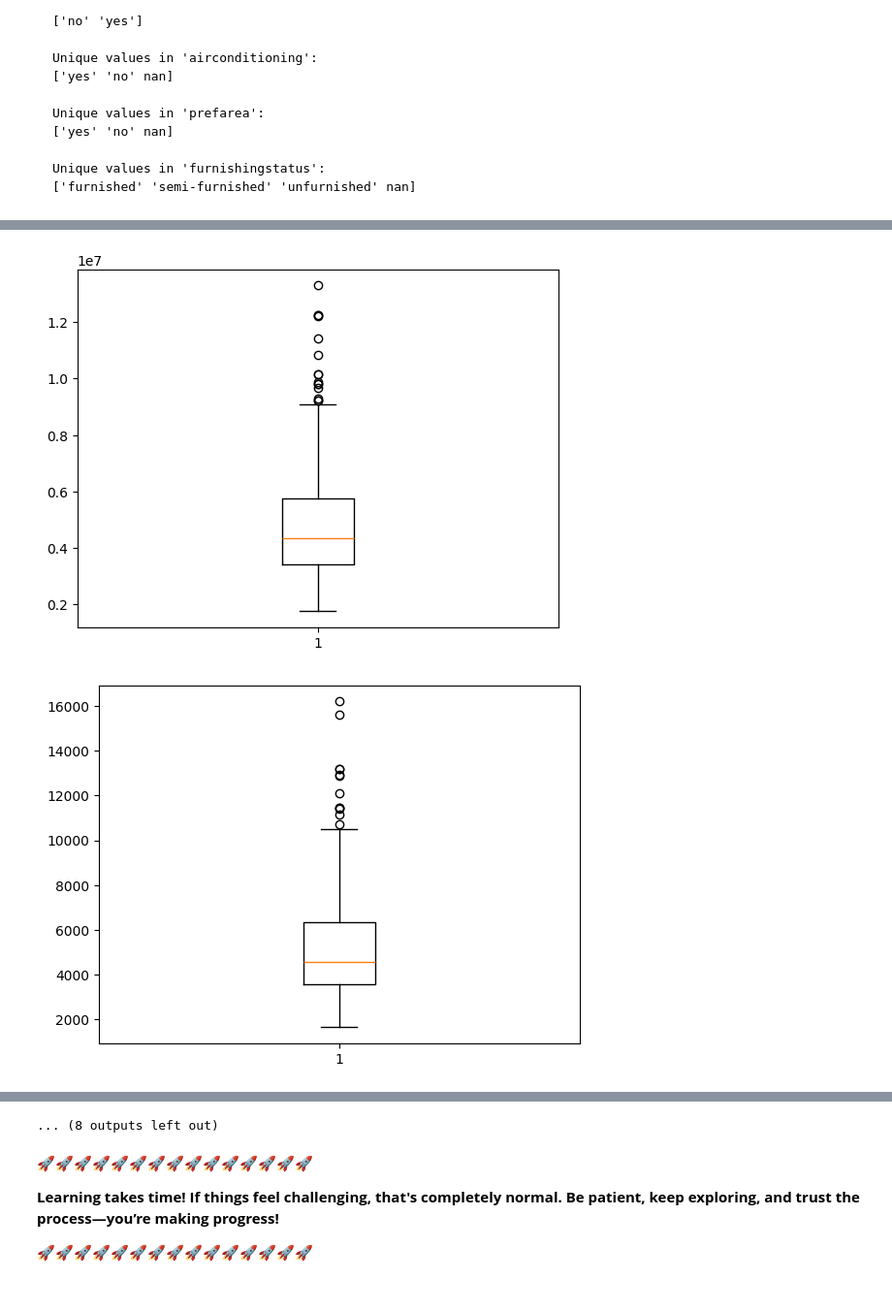
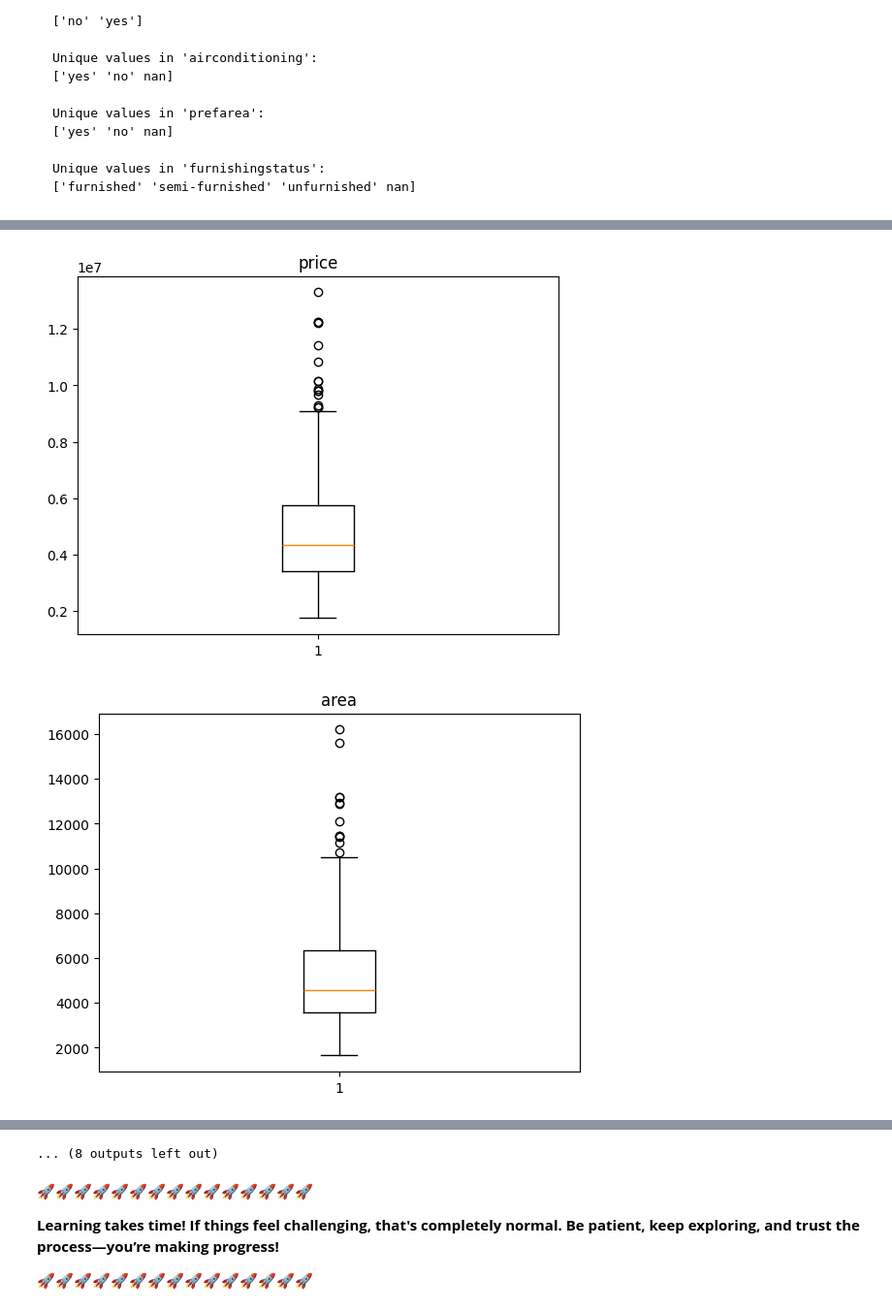
Before and after one commit to anasjwd/Entry-Level-ML-Engineer-Bootcamp, a Jupyter notebook: week01/notebook.ipynb, the cells around one changed output, grey strips where cells are left out. Shown at 97% size. Saved outputs shown, nothing was run; the diff lists cells and outputs as text; code cells hidden in the pictures.

```diff
--- a/week01/notebook.ipynb
+++ b/week01/notebook.ipynb
@@ -445,28 +445,32 @@ Happy coding! 🚀
 # %%
 import matplotlib.pyplot as plt
 
 for column in df.select_dtypes(include=['int64', 'float64']):
     plt.hist(df[column], edgecolor='black')
     plt.xlabel('Values')
     plt.ylabel('Frequency')
     plt.title(f"{column} distribution")
+    plt.show()
     plt.figure()
 
 for column in df.select_dtypes(include=['int64', 'float64']):
     plt.boxplot(df[column])
+    plt.title(column)
+    plt.show()
     plt.figure()
 
 for column in df.select_dtypes(include='object'):
     plt.pie(df[column].value_counts(), labels=df[column].value_counts().index, shadow=True, autopct='%.1f%%')
     plt.axis('equal')
     plt.title(column)
+    plt.show()
     plt.figure()
 # %% [output]
 [figure]
 [figure]
 [figure]
 [figure]
 [figure]
 [figure]
-[figure, old version]
+[figure, new version]
-[figure, old version]
+[figure, new version]
```
Also changed, not shown: parts of 16 cells of this notebook.
